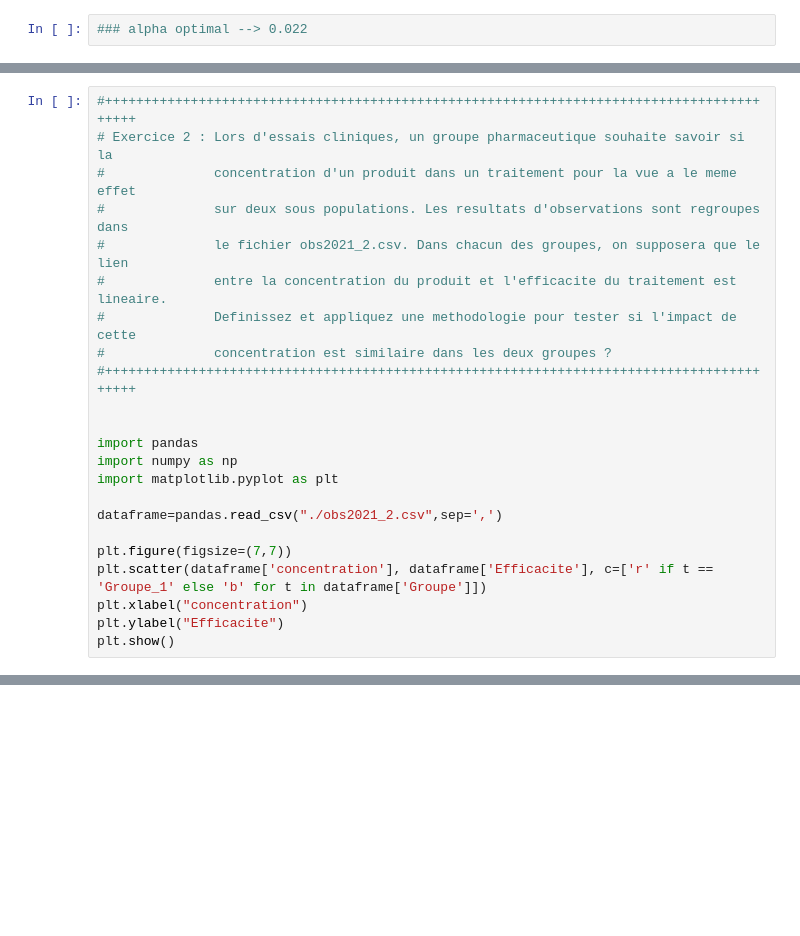
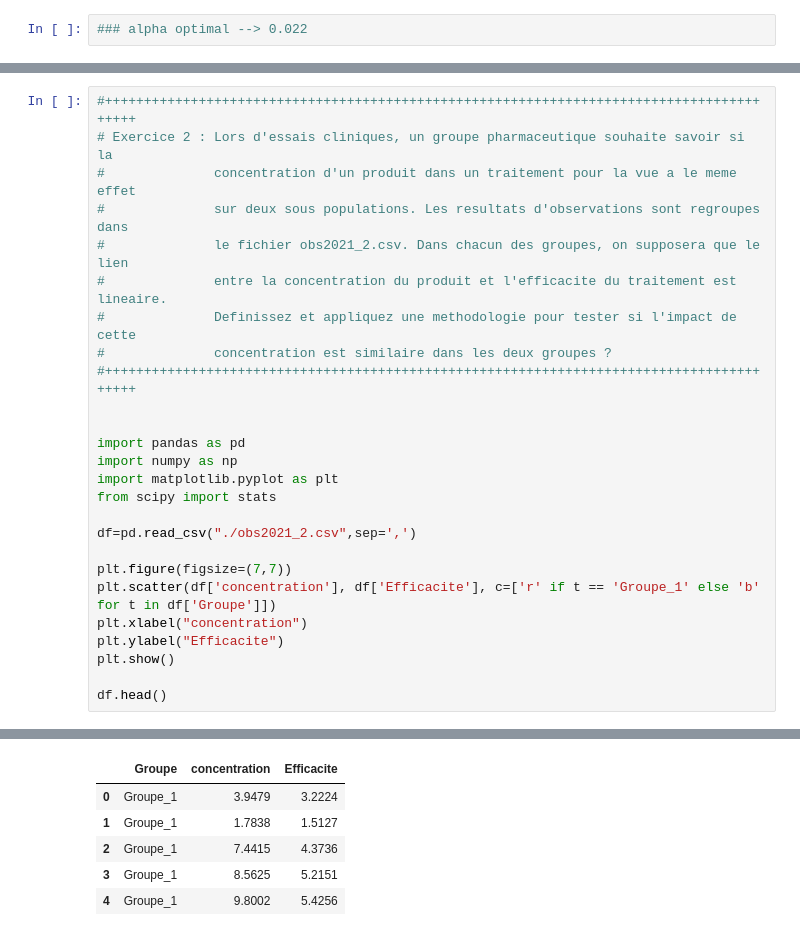
Before and after one commit to abfariah/BE_AML_Linear, a Jupyter notebook: ROBINET_STRANG.ipynb, the cells around one changed output, grey strips where cells are left out. Drawn from its saved outputs; the diff is of its cells as text; blank space fills up the shorter version.

```diff
--- a/ROBINET_STRANG.ipynb
+++ b/ROBINET_STRANG.ipynb
@@ -380,25 +369,34 @@ print(alpha,mse1,mse2)
 # %%
 #+++++++++++++++++++++++++++++++++++++++++++++++++++++++++++++++++++++++++++++++++++++++++
 # Exercice 2 : Lors d'essais cliniques, un groupe pharmaceutique souhaite savoir si la
 #              concentration d'un produit dans un traitement pour la vue a le meme effet
 #              sur deux sous populations. Les resultats d'observations sont regroupes dans
 #              le fichier obs2021_2.csv. Dans chacun des groupes, on supposera que le lien
 #              entre la concentration du produit et l'efficacite du traitement est lineaire.
 #              Definissez et appliquez une methodologie pour tester si l'impact de cette
 #              concentration est similaire dans les deux groupes ?
 #+++++++++++++++++++++++++++++++++++++++++++++++++++++++++++++++++++++++++++++++++++++++++
 
 
-import pandas
+import pandas as pd
 import numpy as np
 import matplotlib.pyplot as plt
+from scipy import stats
 
-dataframe=pandas.read_csv("./obs2021_2.csv",sep=',')
+df=pd.read_csv("./obs2021_2.csv",sep=',')
 
 plt.figure(figsize=(7,7))
-plt.scatter(dataframe['concentration'], dataframe['Efficacite'], c=['r' if t == 'Groupe_1' else 'b' for t in dataframe['Groupe']])
+plt.scatter(df['concentration'], df['Efficacite'], c=['r' if t == 'Groupe_1' else 'b' for t in df['Groupe']])
 plt.xlabel("concentration")
 plt.ylabel("Efficacite")
 plt.show()
+
+df.head()
 # %% [output]
 [figure]
+|  | Groupe | concentration | Efficacite |
+| 0 | Groupe_1 | 3.9479 | 3.2224 |
+| 1 | Groupe_1 | 1.7838 | 1.5127 |
+| 2 | Groupe_1 | 7.4415 | 4.3736 |
+| 3 | Groupe_1 | 8.5625 | 5.2151 |
+| 4 | Groupe_1 | 9.8002 | 5.4256 |
```
Also changed, not shown: parts of 12 cells of this notebook.
